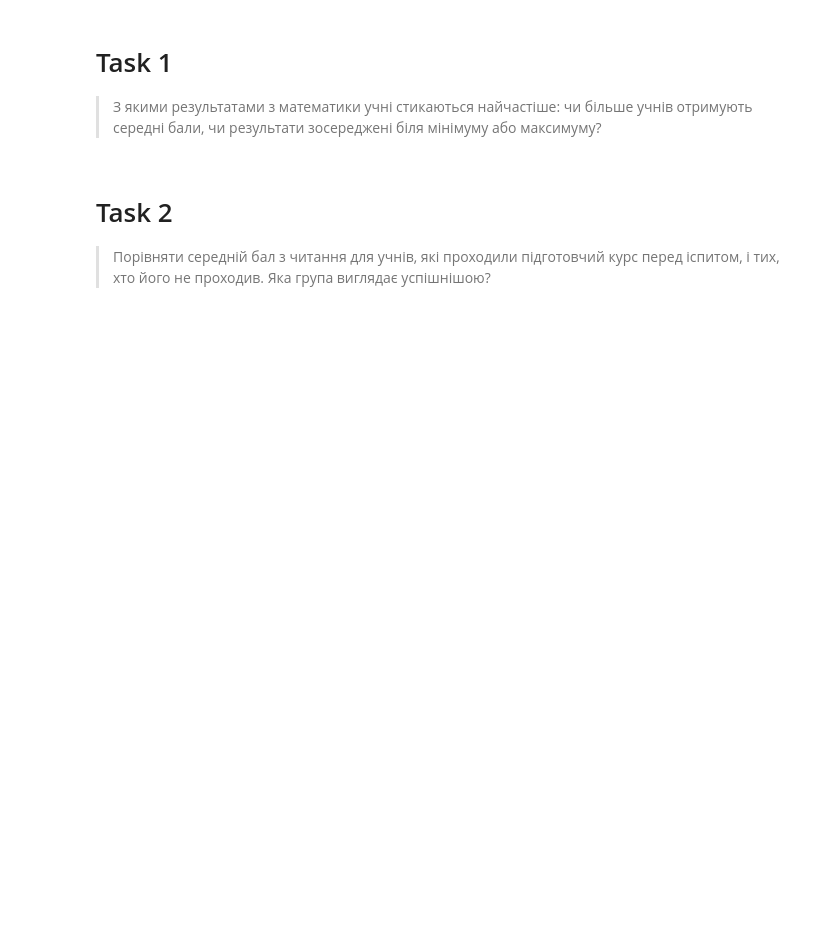
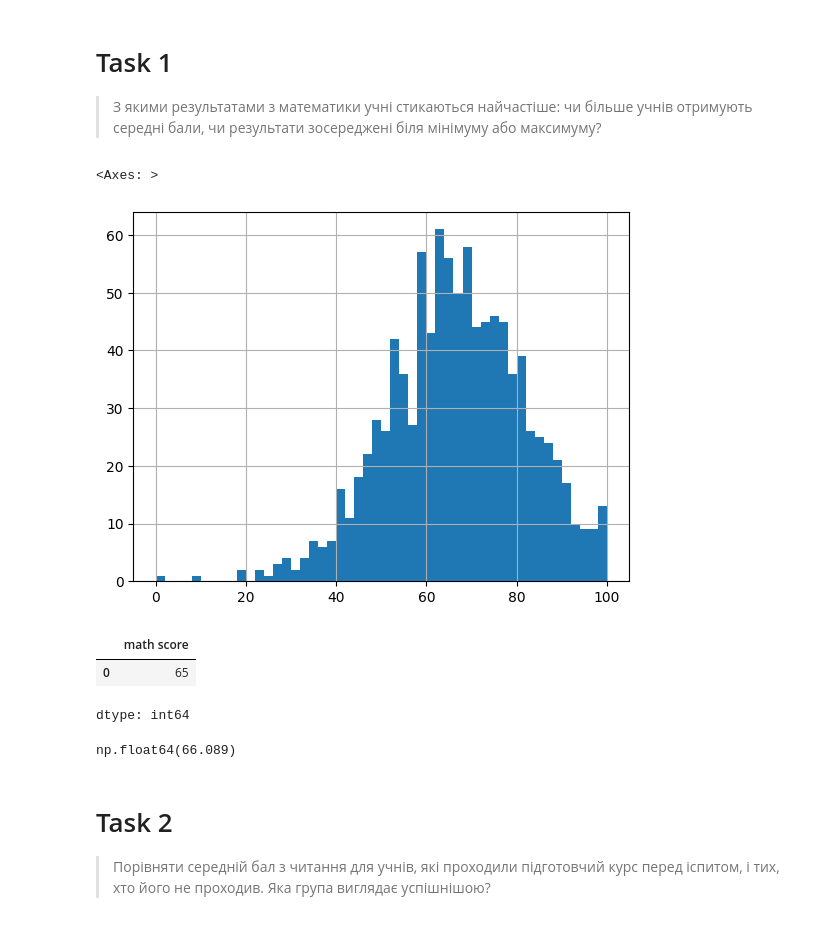
Before and after one commit to cpython-projects/python_da_06_11_25, a Jupyter notebook: lesson_19_hw.ipynb, the cells around one changed output. Cells and saved outputs as stored; diff of their text form; code cells hidden in the pictures; blank space fills up the shorter version.

```diff
--- a/lesson_19_hw.ipynb
+++ b/lesson_19_hw.ipynb
@@ -19,0 +23,3 @@
+# %%
+df = pd.read_csv('https://raw.githubusercontent.com/cpython-projects/python_da_06_11_25/refs/heads/main/StudentsPerformance.csv')
+df.head()
@@ -22,6 +46,21 @@
 
 > З якими результатами з математики учні стикаються найчастіше:
 > чи більше учнів отримують середні бали, чи результати зосереджені біля мінімуму або максимуму?
+# %%
+df['math score'].hist(bins=50)
+# %% [output]
+<Axes: >
+[figure, added]
+# %%
+df['math score'].mode()
+# %% [output]
+|  | math score |
+| 0 | 65 |
+dtype: int64
+# %%
+df['math score'].mean()
+# %% [output]
+np.float64(66.089)
 # %% [markdown]
 # Task 2
 
```
Also changed, not shown: parts of 9 cells of this notebook.
